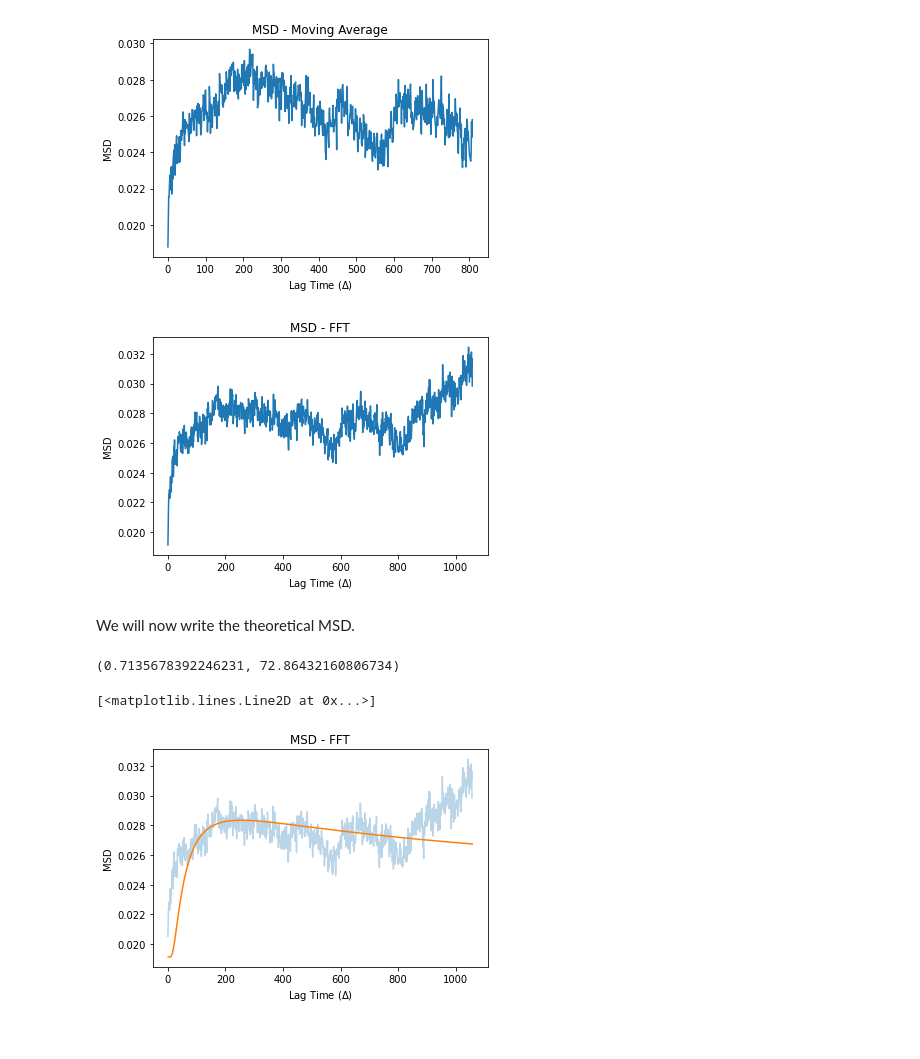
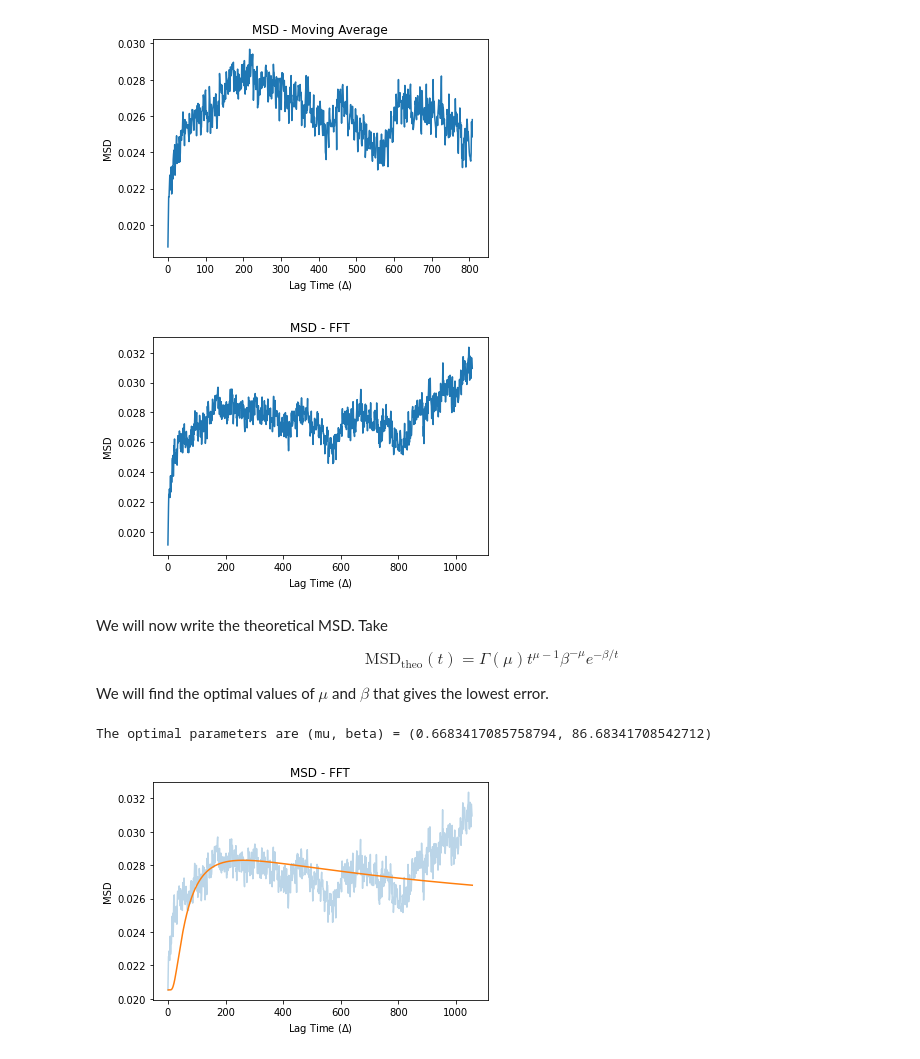
Before and after one commit to xxtofff/Physics-305, a Jupyter notebook: notebooks/light_curves.ipynb, the cells around one changed output. Saved outputs shown, nothing was run; the diff lists cells and outputs as text; code cells hidden in the pictures.

```diff
--- a/notebooks/light_curves.ipynb
+++ b/notebooks/light_curves.ipynb
@@ -61,7 +61,7 @@ def fft_detrend(data, threshold):
     # threshold = percentage relative to the maximum value of the fft of the data
 
     data = np.array(data)
-    fft_data = np.fft.fft(data)
+    fft_data = np.fft.rfft(data)
     adapted_threshold = threshold*np.max(fft_data)
     padded_fft = []
 
@@ -71,7 +71,7 @@ def fft_detrend(data, threshold):
         else:
             padded_fft.append(0)
 
-    padded_data = np.fft.ifft(padded_fft)
+    padded_data = np.fft.irfft(padded_fft)
     return padded_data
 # %% [markdown]
 ## Application: Random Walk
@@ -196,35 +197,40 @@ msd_plot(movave_msd, title = 'MSD - Moving Average')
 # %% [output]
 [figure]
 # %%
-fft_msd = np.abs(msd_array(fft_flux))
+fft_msd = msd_array(fft_flux)
 msd_plot(fft_msd, title = 'MSD - FFT')
 # %% [output]
-[figure, old version]
+[figure, new version]
-# %% [markdown]
-We will now write the theoretical MSD.
+# %% [markdown]
+We will now write the theoretical MSD. Take
+
+$$\text{MSD}_{\text{theo}}(t) = \Gamma(\mu)t^{\mu-1}\beta^{-\mu}e^{-\beta/t}$$
+
+We will find the optimal values of $\mu$ and $\beta$ that gives the lowest error.
 # %%
-from sklearn.metrics import mean_absolute_error
+from sklearn.metrics import mean_absolute_error #for error value
 
-def msd_theo_1(t, mu, beta):
+def msd_theo(t, mu, beta):
     return sp.special.gamma(mu)*t**(mu-1)*beta**(-mu)*np.exp(-beta/t)
 
-msd_lag = np.array([*range(1,int(len(fft_msd)))])
+msd_lag = np.array([*range(1,int(len(fft_msd)))]) #exclude t = 0 from the analysis since Gamma(0) is undefined
 
 error_list = {}
 for mu in np.linspace(10**-10,1,200):
-    for beta in np.linspace(10**-10,100,200):
-        msd_theo_array = msd_theo_1(msd_lag, mu, beta) + fft_msd[0]
-        error_list[(mu,beta)] = mean_absolute_error(msd_theo_array, np.abs(fft_msd[1:]))
+    for beta in np.linspace(50,100,200):
+        msd_theo_array = msd_theo(msd_lag, mu, beta) + fft_msd[1]
+        error_list[(mu,beta)] = mean_absolute_error(msd_theo_array, fft_msd[1:])
 
 opt_params = min(error_list, key = error_list.get)
-print(opt_params)
+print('The optimal parameters are (mu, beta) = {}'.format(opt_params))
 # %% [output]
-(0.7135678392246231, 72.86432160806734)
+The optimal parameters are (mu, beta) = (0.6683417085758794, 86.68341708542712)
 # %%
-mu_opt, beta_opt = opt_params
-msd_theo_array = msd_theo_1(msd_lag, mu_opt, beta_opt) + fft_msd[1]
-msd_plot(np.abs(fft_msd[1:]), title = 'MSD - FFT', a = 0.3)
+mu_opt, beta_opt = opt_params #use the optimal parameters
+
+msd_theo_array = msd_theo(msd_lag, mu_opt, beta_opt) + fft_msd[1] #make the first values of each array equal
+msd_plot(fft_msd[1:], title = 'MSD - FFT', a = 0.3)
 plt.plot(msd_lag, msd_theo_array)
+plt.show()
 # %% [output]
-[<matplotlib.lines.Line2D at 0x...>]
-[figure, old version]
+[figure, new version]
```
Also changed, not shown: parts of 5 cells of this notebook.
